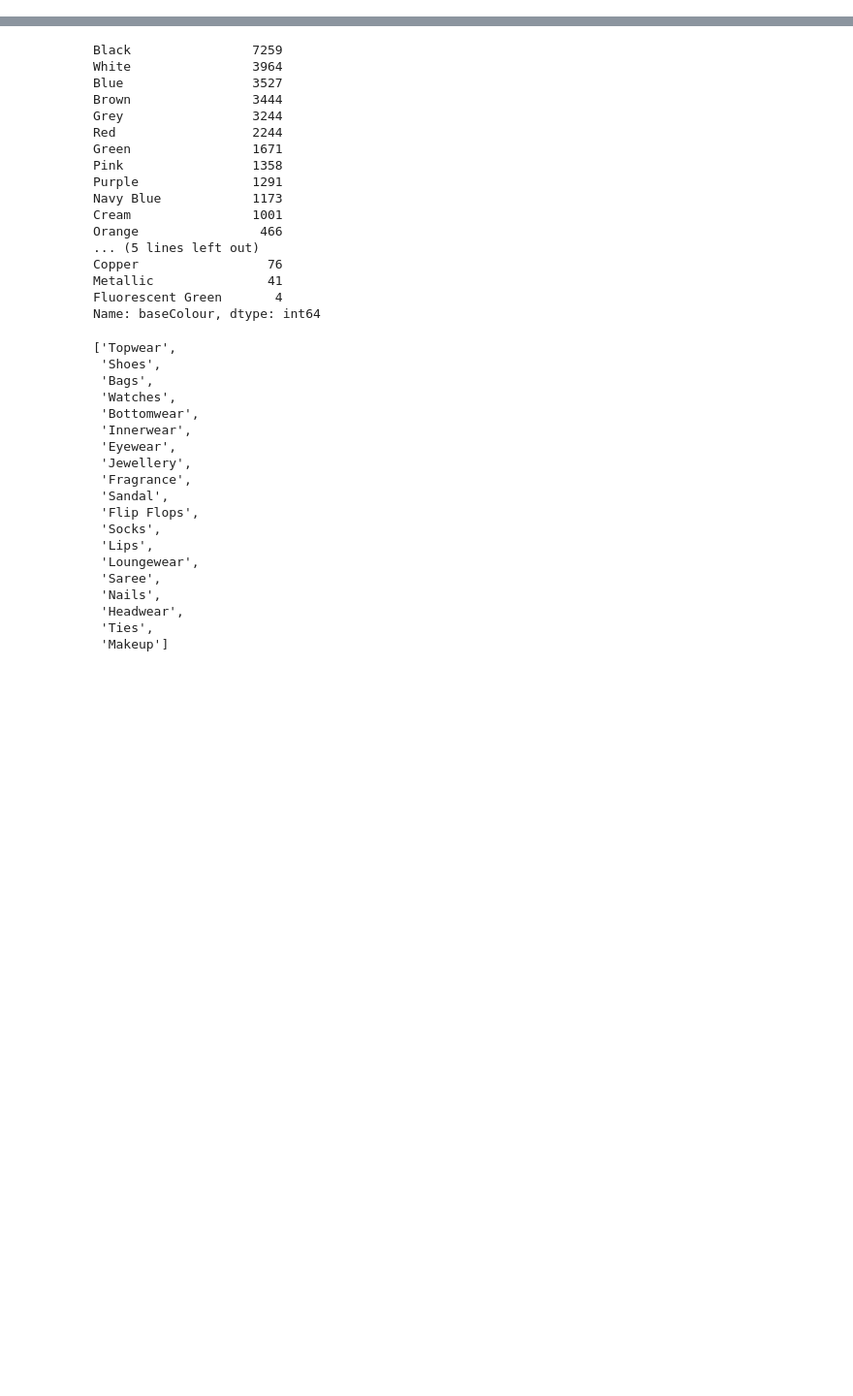
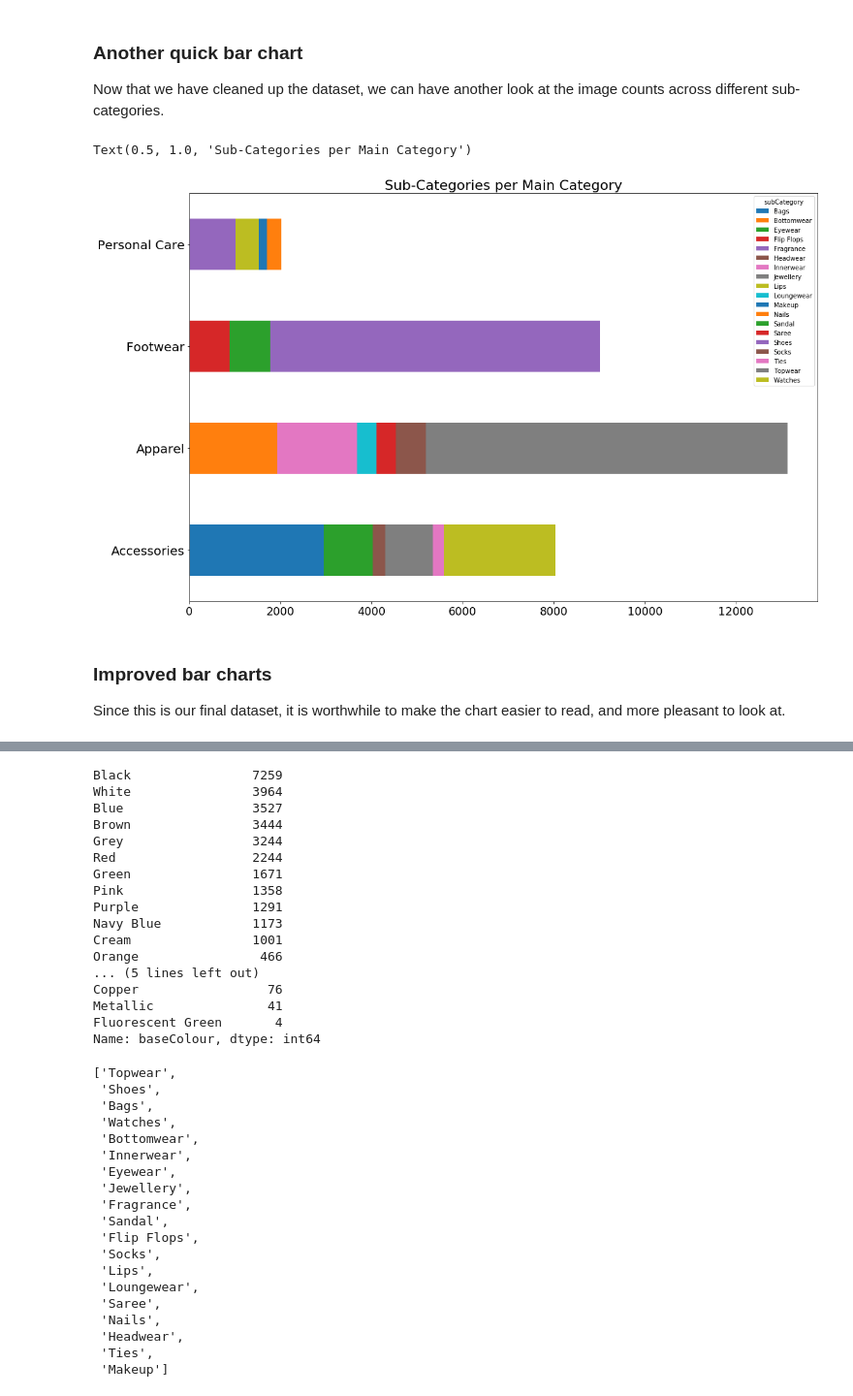
Before and after one commit to kellystroh/Inventory-Image-Classification, a Jupyter notebook: Preprocessing/EDA.ipynb, the cells around one changed output, grey strips where cells are left out. Shown at 97% size. Drawn from its saved outputs; the diff is of its cells as text; code cells hidden in the pictures; blank space fills up the shorter version.

```diff
--- a/Preprocessing/EDA.ipynb
+++ b/Preprocessing/EDA.ipynb
@@ -148,0 +197,17 @@ Name: subCategory, dtype: int64
+# %% [markdown]
+### Another quick bar chart
+Now that we have cleaned up the dataset, we can have another look at the image counts across different sub-categories.
+# %%
+df.subCategory = df.subCategory.str.replace('Loungewear and Nightwear', 'Loungewear')
+quick_bar = df[['masterCategory','subCategory', 'id']].groupby(['masterCategory','subCategory']).count().unstack('subCategory').fillna(0).id
+quick_bar.plot(kind='barh', stacked=True,figsize=(18,12))
+plt.ylabel('')
+plt.yticks(fontsize=20)
+plt.xticks(fontsize=18)
+plt.title('Sub-Categories per Main Category', fontsize=22)
+# %% [output]
+Text(0.5, 1.0, 'Sub-Categories per Main Category')
+[figure, added]
+# %% [markdown]
+### Improved bar charts
+Since this is our final dataset, it is worthwhile to make the chart easier to read, and more pleasant to look at.
```
Also changed, not shown: parts of 53 cells of this notebook, 5 other files.
